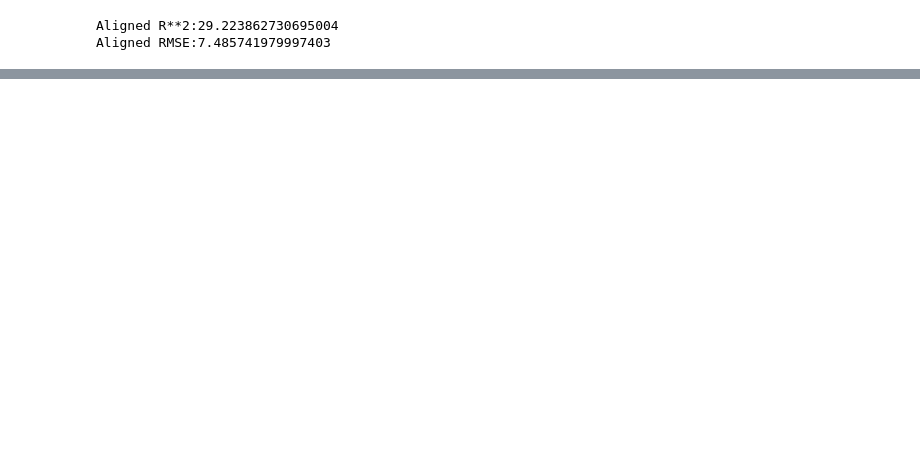
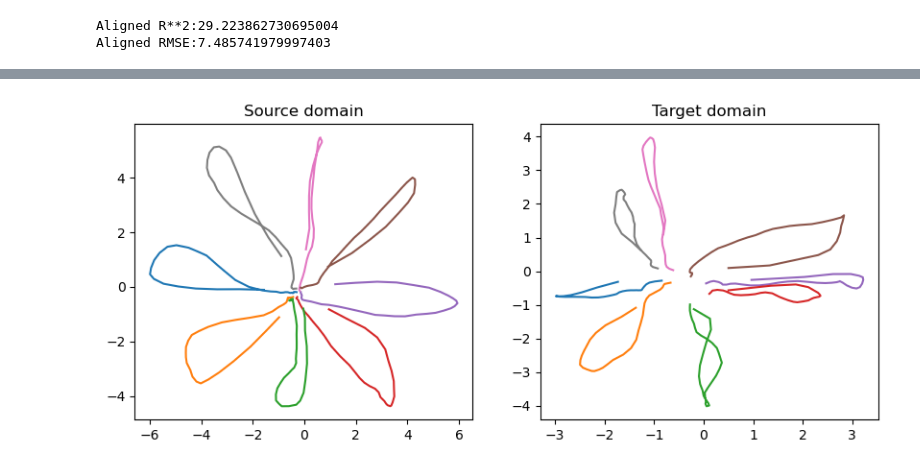
Before and after one commit to YueChen0628/ERDiff, a Jupyter notebook: ERDiff.ipynb, the cells around one changed output, grey strips where cells are left out. Cells and saved outputs as stored; diff of their text form; code cells hidden in the pictures; blank space fills up the shorter version.

```diff
--- a/ERDiff.ipynb
+++ b/ERDiff.ipynb
@@ -500,0 +548,21 @@ Aligned RMSE:7.485741979997403
+# %%
+colors = ['C0', 'C1', 'C2', 'C3', 'C4', 'C5', 'C6', 'C7']
+
+fig = plt.figure(figsize=(10, 4))
+ax1 = fig.add_subplot(121)
+ax1.set_title("Source domain")
+for key in train_dir_dict.keys(): # direction
+    direction = int(key)
+    trials = train_dir_dict[key]
+    trajectory = np.mean(train_latents_show[trials, :, :], axis=0)
+    ax1.plot(trajectory[:, 0], trajectory[:, 1], c=colors[direction])
+ax2 = fig.add_subplot(122)
+ax2.set_title("Target domain")
+for key in test_dir_dict.keys(): # direction
+    direction = int(key)
+    trials = test_dir_dict[key]
+    trajectory = np.mean(test_latents_show[trials, :, :], axis=0)
+    ax2.plot(trajectory[:, 0], trajectory[:, 1], c=colors[direction])
+plt.show()
+# %% [output]
+[figure, added]
```
Also changed, not shown: parts of 11 cells of this notebook, 1 other file.
